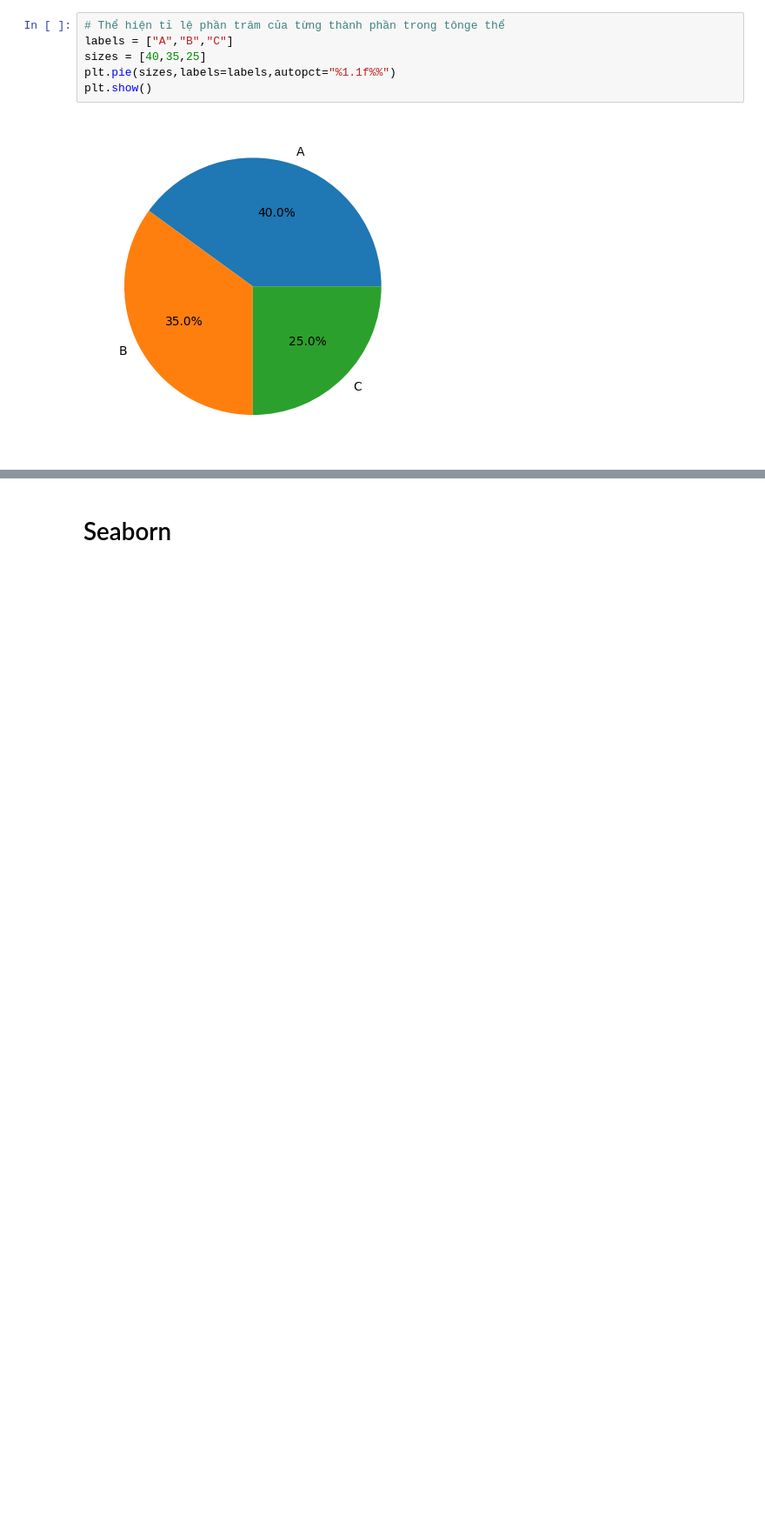
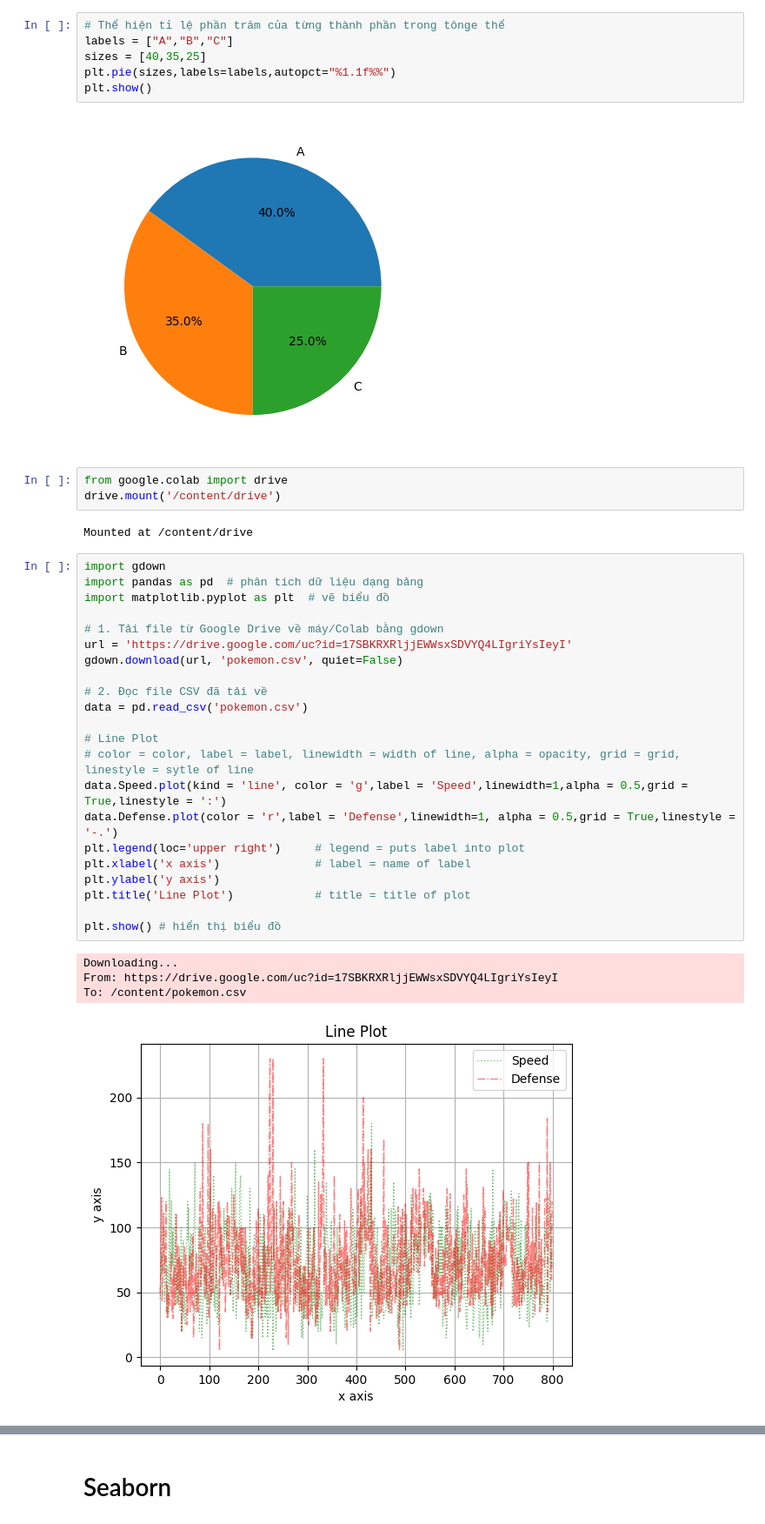
Before and after one commit to hamyhhmit-create/Data-ScienceTutorial, a Jupyter notebook: DS/Python_Introduction/Introduction_to_python.ipynb, the cells around one changed output, grey strips where cells are left out. Shown at 87% size. Cells and saved outputs as stored; diff of their text form; blank space fills up the shorter version.

```diff
--- a/DS/Python_Introduction/Introduction_to_python.ipynb
+++ b/DS/Python_Introduction/Introduction_to_python.ipynb
@@ -136,3 +118,35 @@ plt.pie(sizes,labels=labels,autopct="%1.1f%%")
 plt.show()
 # %% [output]
 [figure]
+# %%
+from google.colab import drive
+drive.mount('/content/drive')
+# %% [output]
+Mounted at /content/drive
+# %%
+import gdown
+import pandas as pd  # phân tích dữ liệu dạng bảng
+import matplotlib.pyplot as plt  # vẽ biểu đồ
+
+# 1. Tải file từ Google Drive về máy/Colab bằng gdown
+url = 'https://drive.google.com/uc?id=17SBKRXRljjEWWsxSDVYQ4LIgriYsIeyI'
+gdown.download(url, 'pokemon.csv', quiet=False)
+
+# 2. Đọc file CSV đã tải về
+data = pd.read_csv('pokemon.csv')
+
+# Line Plot
+# color = color, label = label, linewidth = width of line, alpha = opacity, grid = grid, linestyle = sytle of line
+data.Speed.plot(kind = 'line', color = 'g',label = 'Speed',linewidth=1,alpha = 0.5,grid = True,linestyle = ':')
+data.Defense.plot(color = 'r',label = 'Defense',linewidth=1, alpha = 0.5,grid = True,linestyle = '-.')
+plt.legend(loc='upper right')     # legend = puts label into plot
+plt.xlabel('x axis')              # label = name of label
+plt.ylabel('y axis')
+plt.title('Line Plot')            # title = title of plot
+
+plt.show() # hiển thị biểu đồ
+# %% [output]
+Downloading...
+From: https://drive.google.com/uc?id=17SBKRXRljjEWWsxSDVYQ4LIgriYsIeyI
+To: /content/pokemon.csv
+[figure, added]
```
Also changed, not shown: parts of 13 cells of this notebook.
